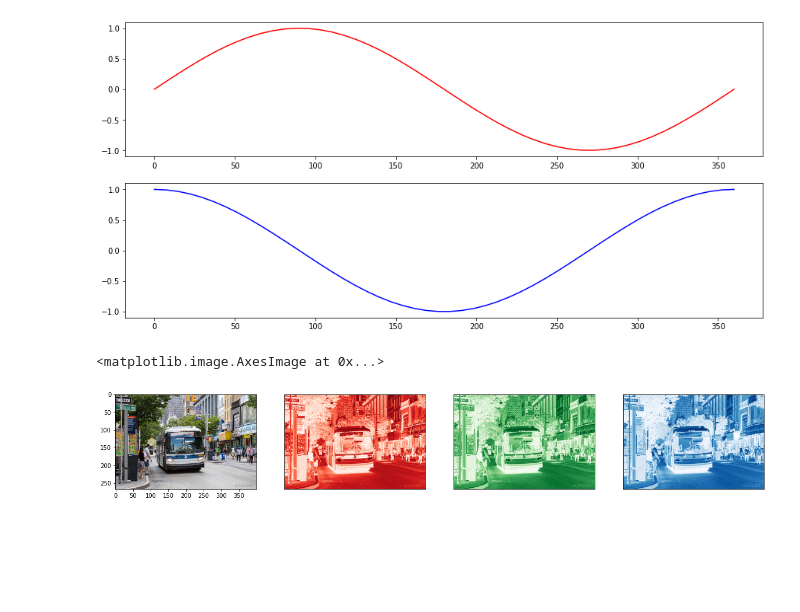
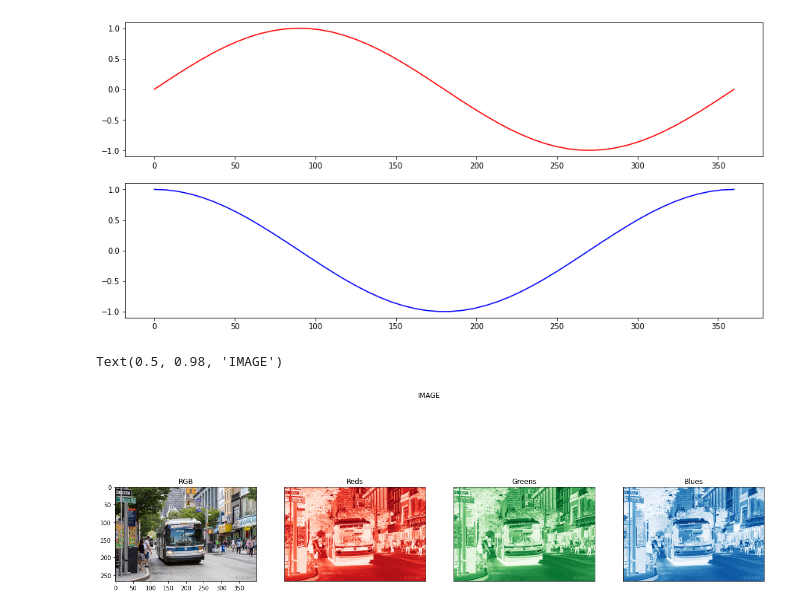
Before and after one commit to TahaT80/AI, a Jupyter notebook: part3_matplotlib/main.ipynb, the cells around one changed output. Drawn from its saved outputs; the diff is of its cells as text; code cells hidden in the pictures; blank space fills up the shorter version.

```diff
--- a/part3_matplotlib/main.ipynb
+++ b/part3_matplotlib/main.ipynb
@@ -400,26 +400,33 @@ im  =np.array(Image.open('./1.jpg'))
 # %%
 plt.figure(figsize=(20, 7), dpi=72)
 
 plt.subplot(1, 4, 1)
 plt.imshow(im)
-
+plt.title('RGB')
 
 plt.subplot(1, 4, 2)
 plt.xticks([])
 plt.yticks([])
 plt.imshow(im[:, :, 0], "Reds")
+plt.title('Reds')
 
 
 plt.subplot(1, 4, 3)
 plt.xticks([])
 plt.yticks([])
 plt.imshow(im[:, :, 1], "Greens")
+plt.title('Greens')
 
 
 plt.subplot(1, 4, 4)
 plt.xticks([])
 plt.yticks([])
 plt.imshow(im[:, :, 2], "Blues")
+plt.title('Blues')
+
+
+
+plt.suptitle('IMAGE')
 # %% [output]
-<matplotlib.image.AxesImage at 0x...>
+Text(0.5, 0.98, 'IMAGE')
-[figure, old version]
+[figure, new version]
```
Also changed, not shown: parts of 1 cell of this notebook.
